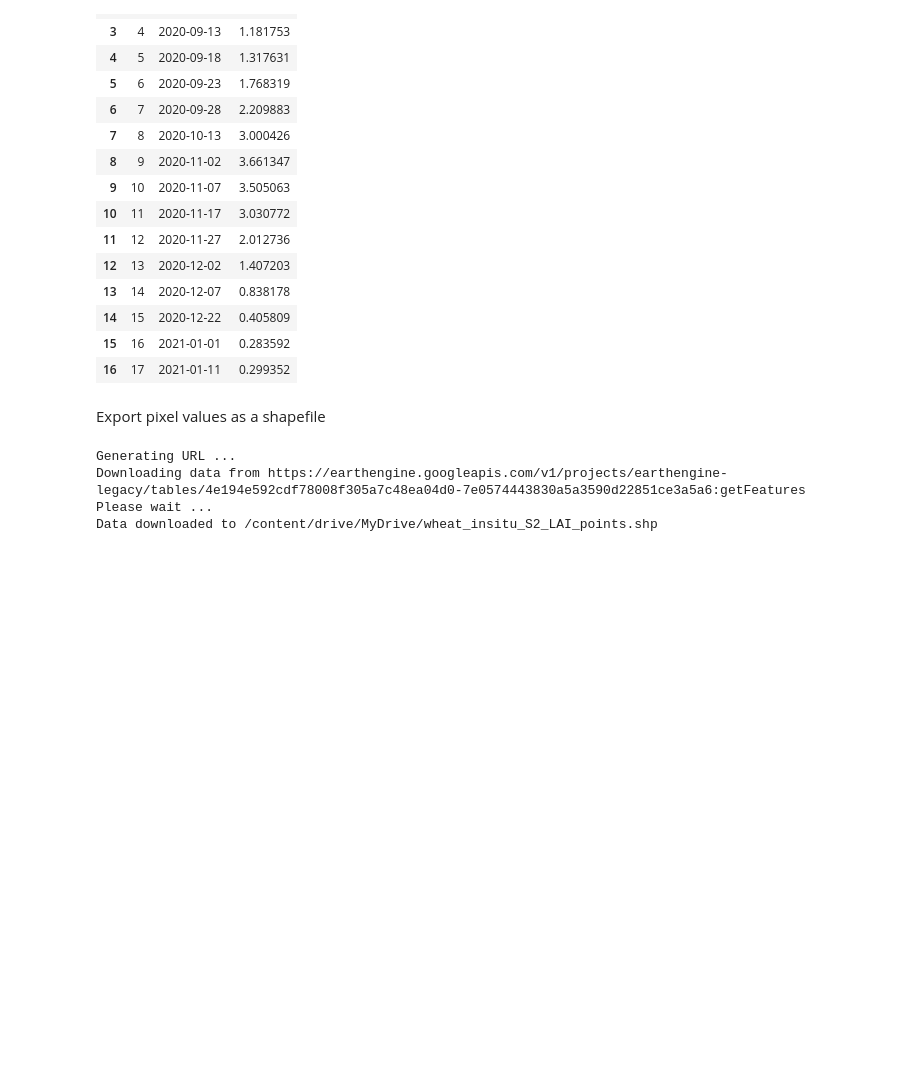
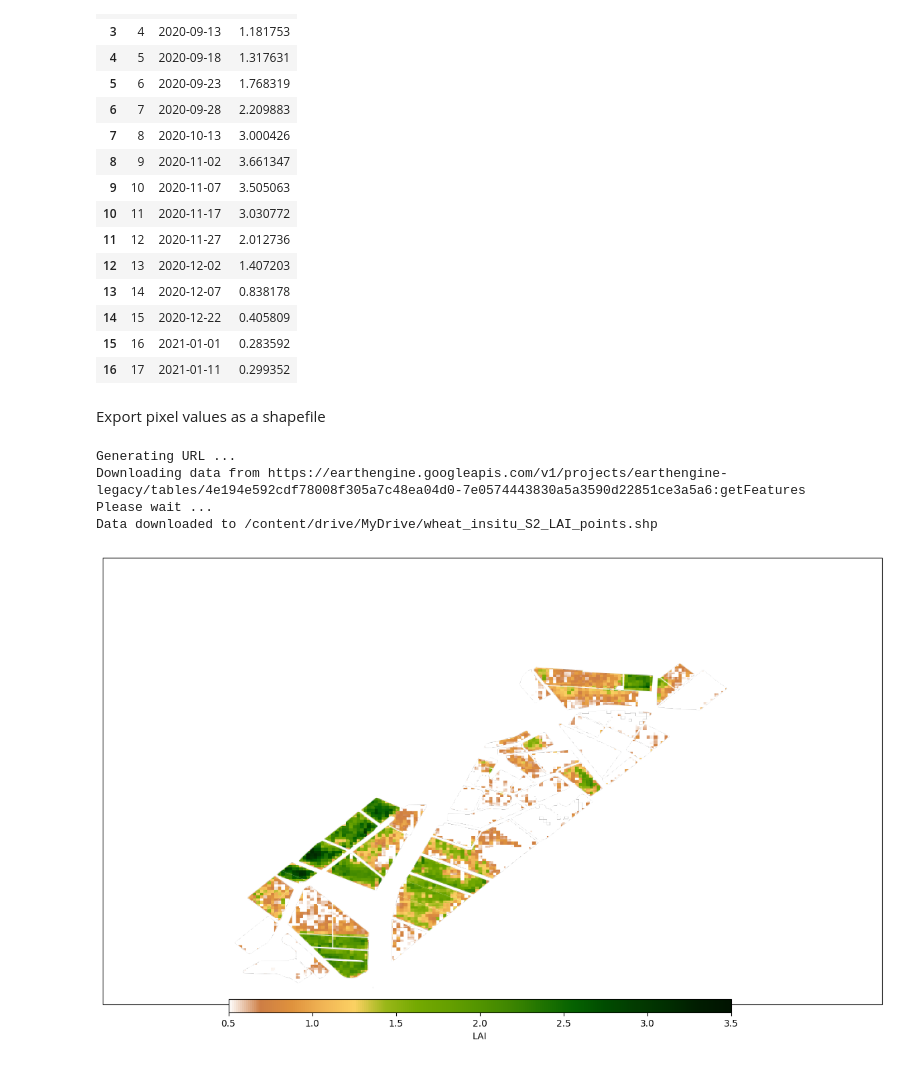
Before and after one commit to PhD-Gabriel-Caballero/ESA-summer-school-2023-Croatia, a Jupyter notebook: S2_based_LAI_retrieval_using_parametric_indices_in_Google_Earth_Engine_(GEE).ipynb, the cells around one changed output. Cells and saved outputs as stored; diff of their text form; code cells hidden in the pictures; blank space fills up the shorter version.

```diff
--- a/S2_based_LAI_retrieval_using_parametric_indices_in_Google_Earth_Engine_(GEE).ipynb
+++ b/S2_based_LAI_retrieval_using_parametric_indices_in_Google_Earth_Engine_(GEE).ipynb
@@ -354,7 +360,7 @@ LAI map plotting
 # %%
 # S2-based leaf area index map display
 
-image_number = 0 # select the ordinal number of the image you want to be displayed
+image_number = 6 # select the ordinal number of the image you want to be displayed
 
 # Converting the S2 image collection to an image list for RGB scene display
 S2collection_list = S2collection_raw.toList(S2collection_raw.size());
@@ -469,3 +475,30 @@ Generating URL ...
 Downloading data from https://earthengine.googleapis.com/v1/projects/earthengine-legacy/tables/4e194e592cdf78008f305a7c48ea04d0-7e0574443830a5a3590d22851ce3a5a6:getFeatures
 Please wait ...
 Data downloaded to /content/drive/MyDrive/wheat_insitu_S2_LAI_points.shp
+# %%
+# get an image
+srtm = ee.Image("CGIAR/SRTM90_V4")
+
+# geospatial region in format [E,S,W,N]
+region = [-62.655464, -39.411661, -62.605002, -39.382743]  # define bounding box to request data
+vis = {'min': 0, 'max': 3000}  # define visualization parameters for image
+# %%
+import cartopy.crs as ccrs
+
+fig = plt.figure(figsize=(15, 10))
+
+# use cartoee to get a map
+ax = cartoee.get_map(S2_PI_LAI_image.select(image_number), region=region, vis_params=LAI_palette_1)
+
+# add a colorbar to the map using the visualization params we passed to the map
+cartoee.add_colorbar(ax, LAI_palette_1, loc="bottom", label="LAI", orientation="horizontal")
+
+# add gridlines to the map at a specified interval
+cartoee.add_gridlines(ax, interval=[60, 30], linestyle=":")
+
+# add coastlines using the cartopy api
+ax.coastlines(color="red")
+
+plt.show()
+# %% [output]
+[figure, added]
```
Also changed, not shown: parts of 5 cells of this notebook.
